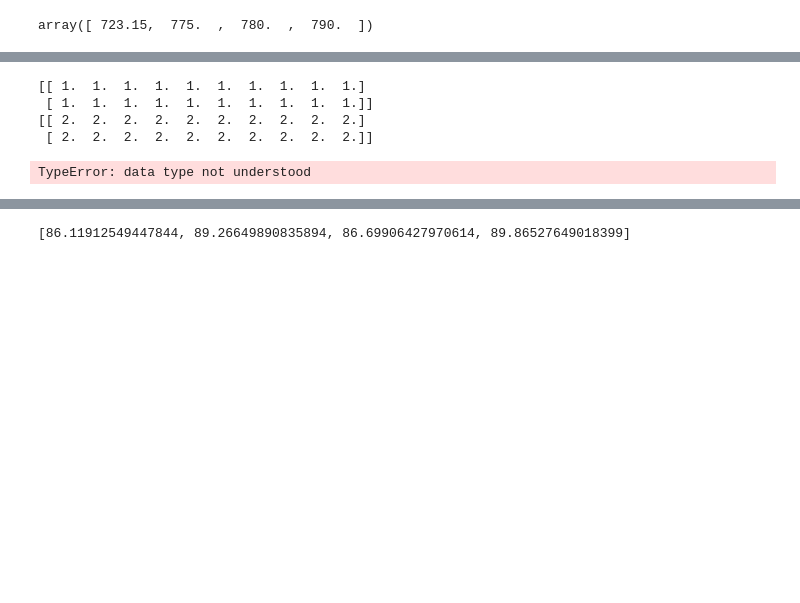
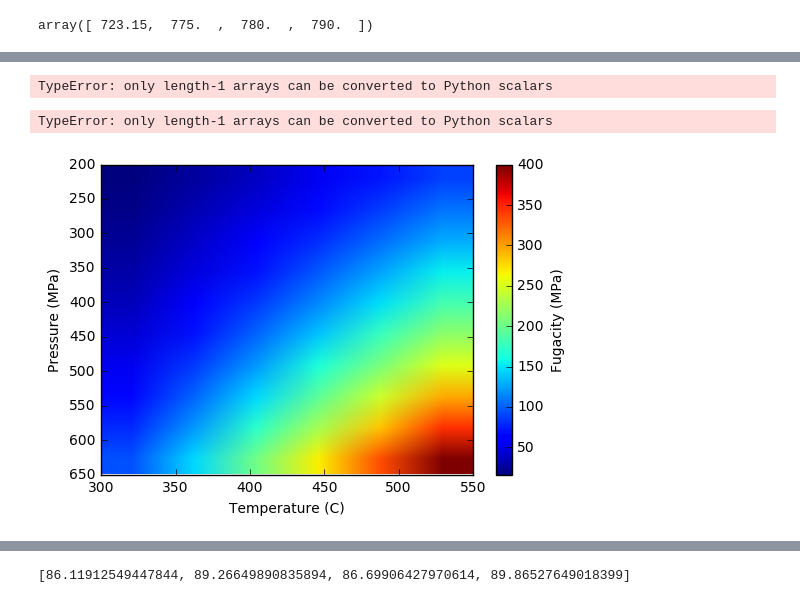
Before and after one commit to usgs/gmeg-shearzone-flowstress, a Jupyter notebook: grids.ipynb, the cells around one changed output, grey strips where cells are left out. Saved outputs shown, nothing was run; the diff lists cells and outputs as text; code cells hidden in the pictures; blank space fills up the shorter version.

Commit message:
finished grid plotting for fugacity

```diff
--- a/grids.ipynb
+++ b/grids.ipynb
@@ -101,22 +45,40 @@ plt.show()
-# %%
-A = np.ones([2, 10])
-print(A)
-
-def f(x):
-    return x * x + 3 * x - 2 if x > 0 else x * 5 + 8
-
-fv = np.vectorize(f, otypes=[np.float])
-
-
-
-result_array = fv(A)
-print(result_array)
-# %% [output]
-[[ 1.  1.  1.  1.  1.  1.  1.  1.  1.  1.]
- [ 1.  1.  1.  1.  1.  1.  1.  1.  1.  1.]]
-[[ 2.  2.  2.  2.  2.  2.  2.  2.  2.  2.]
- [ 2.  2.  2.  2.  2.  2.  2.  2.  2.  2.]]
-# %%
-np.array([10, 20, 30, 40, 50],[10, 20, 30, 40, 50])
-# %% [output]
-TypeError: data type not understood
+# %%
+from flow_stress.fugacity_calculator import FugacityCalculator
+
+f = FugacityCalculator(t, p)
+fo_v = np.vectorize(f.fugacity_optimizer)
+result_array = fo_v(T,P)
+# %% [output]
+TypeError: only length-1 arrays can be converted to Python scalars
+# %%
+import numpy as np
+import matplotlib.pyplot as plt
+from scipy.constants.constants import C2K, K2C
+from scipy import optimize as opt # for optimization
+from flow_stress.grid import *
+
+t = np.arange(600, 800, 5)
+tC = K2C(t)
+#p = np.array([400000000, 450000000, 500000000, 550000000])
+p = np.arange(200000000, 700000000, 5000000)
+T, P = np.meshgrid(t,p)
+
+f = fugacity_grid_optimizer(t, p)
+# %% [output]
+TypeError: only length-1 arrays can be converted to Python scalars
+# %%
+import numpy as np
+import matplotlib.pyplot as plt
+from scipy.constants.constants import C2K, K2C
+from scipy import optimize as opt # for optimization
+from flow_stress.fugacity_calculator import *
+from flow_stress.grid import *
+
+
+t = np.arange(300, 600, 50)
+p = np.arange(200, 700, 50)
+
+fg = FugacityGrid(t, p)
+fg.fugacity_grid_plot()
+# %% [output]
+[figure, added]
```
Also changed, not shown: parts of 3 cells of this notebook, 3 other files.
